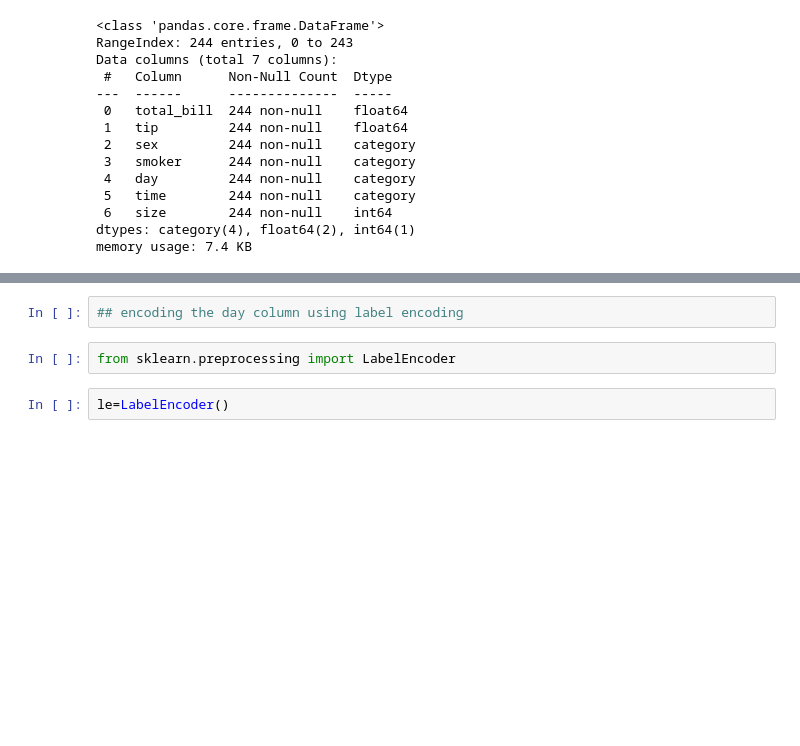
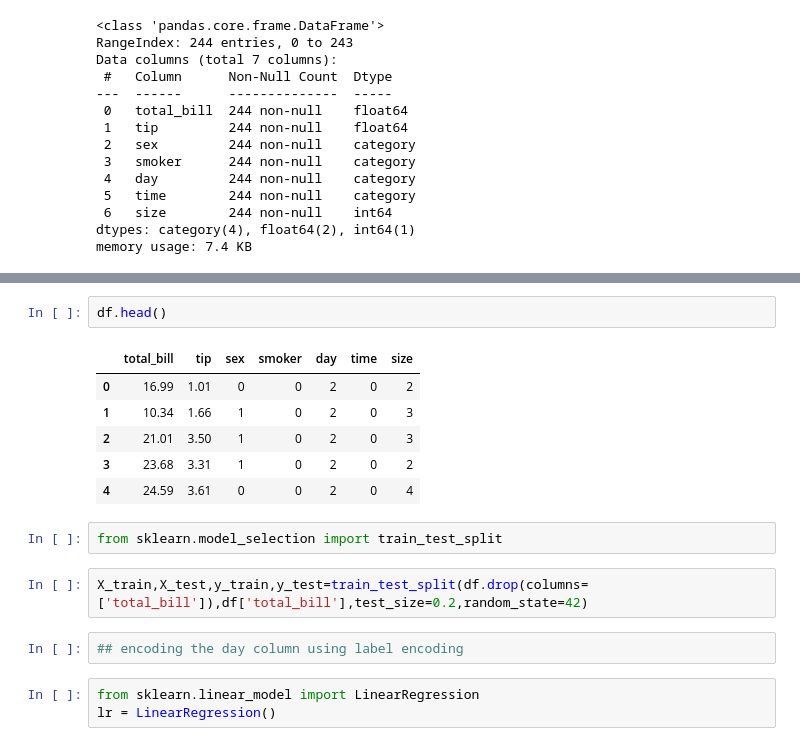
Before and after one commit to saurabh11122001/Bill_Prediction, a Jupyter notebook: Practice.ipynb, the cells around one changed output, grey strips where cells are left out. Saved outputs shown, nothing was run; the diff lists cells and outputs as text; blank space fills up the shorter version.

```diff
--- a/Practice.ipynb
+++ b/Practice.ipynb
@@ -91,6 +85,18 @@ dataset.head(5)
+# %%
+df.head()
+# %% [output]
+|  | total_bill | tip | sex | smoker | day | time | size |
+| 0 | 16.99 | 1.01 | 0 | 0 | 2 | 0 | 2 |
+| 1 | 10.34 | 1.66 | 1 | 0 | 2 | 0 | 3 |
+| 2 | 21.01 | 3.50 | 1 | 0 | 2 | 0 | 3 |
+| 3 | 23.68 | 3.31 | 1 | 0 | 2 | 0 | 2 |
+| 4 | 24.59 | 3.61 | 0 | 0 | 2 | 0 | 4 |
+# %%
+from sklearn.model_selection import train_test_split
+# %%
+X_train,X_test,y_train,y_test=train_test_split(df.drop(columns=['total_bill']),df['total_bill'],test_size=0.2,random_state=42)
 # %%
 ## encoding the day column using label encoding
 # %%
-from sklearn.preprocessing import LabelEncoder
+from sklearn.linear_model import LinearRegression
+lr = LinearRegression()
-# %%
-le=LabelEncoder()
```
Also changed, not shown: parts of 41 cells of this notebook.
